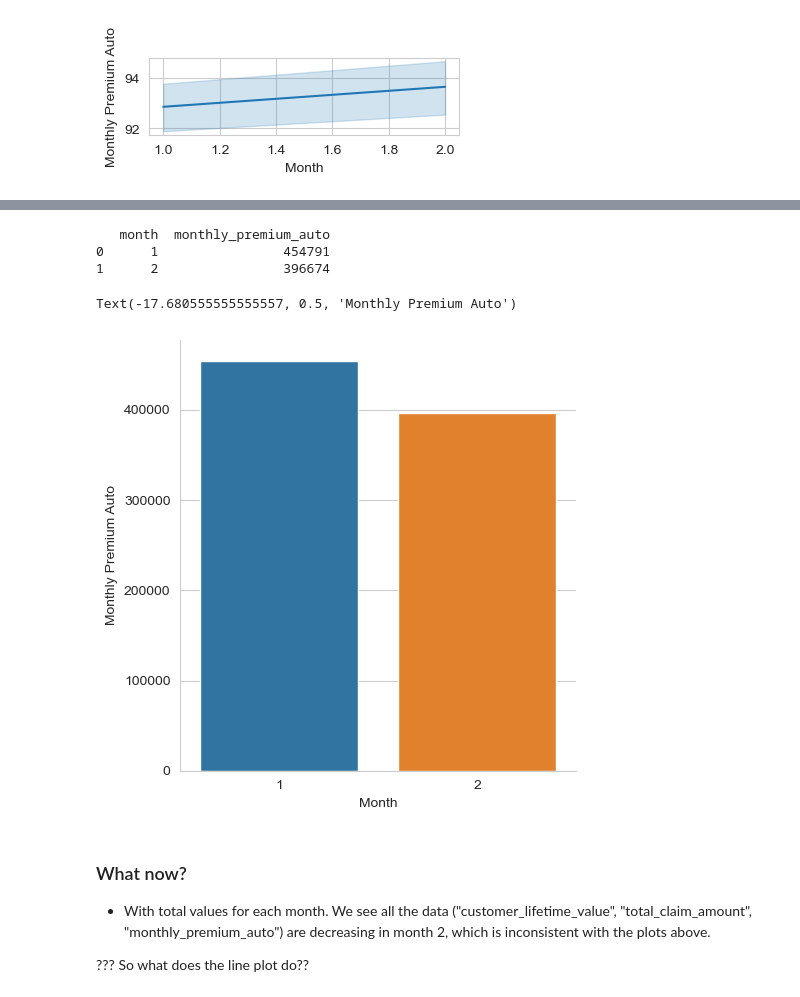
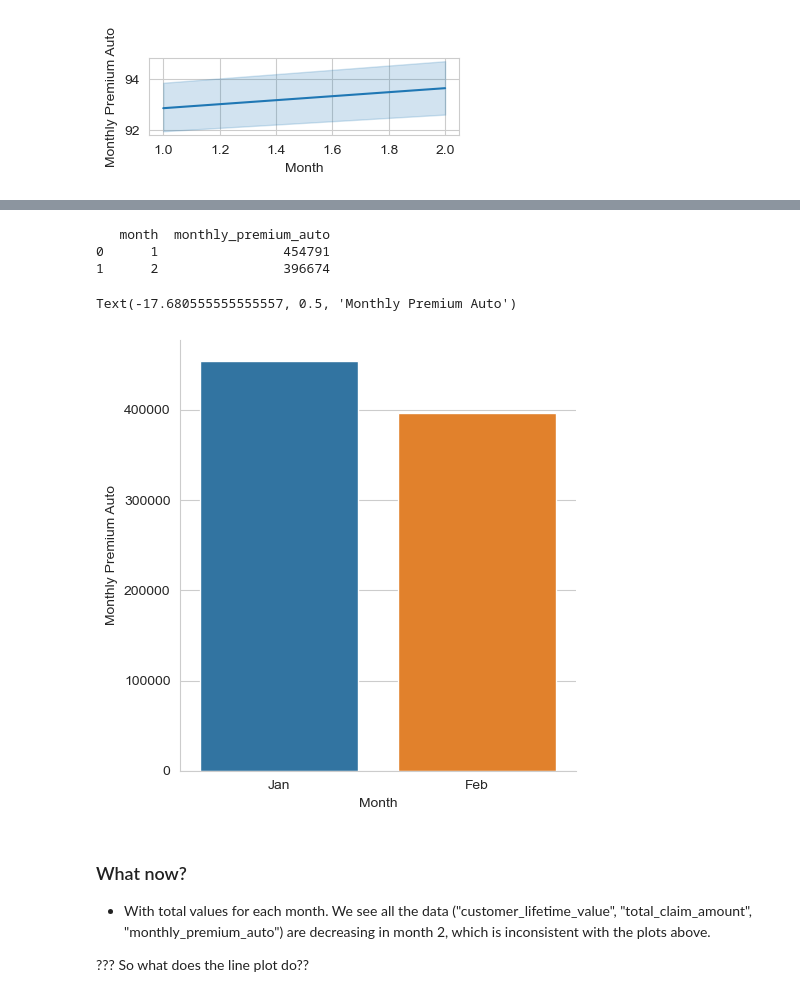
Before and after one commit to suphawadeeth/Data-Analytics-Ironhack, a Jupyter notebook: unit-4/lab-feature-extraction/lab-feature-extraction.ipynb, the cells around one changed output, grey strips where cells are left out. Cells and saved outputs as stored; diff of their text form; code cells hidden in the pictures.

```diff
--- a/unit-4/lab-feature-extraction/lab-feature-extraction.ipynb
+++ b/unit-4/lab-feature-extraction/lab-feature-extraction.ipynb
@@ -445,18 +447,18 @@ Text(1.6944444444444446, 0.5, 'Total Claim Amount')
 # %%
 # What are the total monthly_premium_auto per month
 
 premium_auto_df = pd.DataFrame(customer_value.groupby(customer_value.month)['monthly_premium_auto'].sum()).reset_index()
 print(premium_auto_df)
 
-sns.catplot(data=premium_auto_df, kind='bar', x='month', y='monthly_premium_auto')
+sns.catplot(data=premium_auto_df, kind='bar', x='month', y='monthly_premium_auto').set_xticklabels(['Jan','Feb'])
 plt.xlabel('Month')
 plt.ylabel('Monthly Premium Auto')
 # %% [output]
    month  monthly_premium_auto
 0      1                454791
 1      2                396674
 Text(-17.680555555555557, 0.5, 'Monthly Premium Auto')
-[figure, old version]
+[figure, new version]
 # %% [markdown]
 ### What now?
 
```
Also changed, not shown: parts of 6 cells of this notebook.
